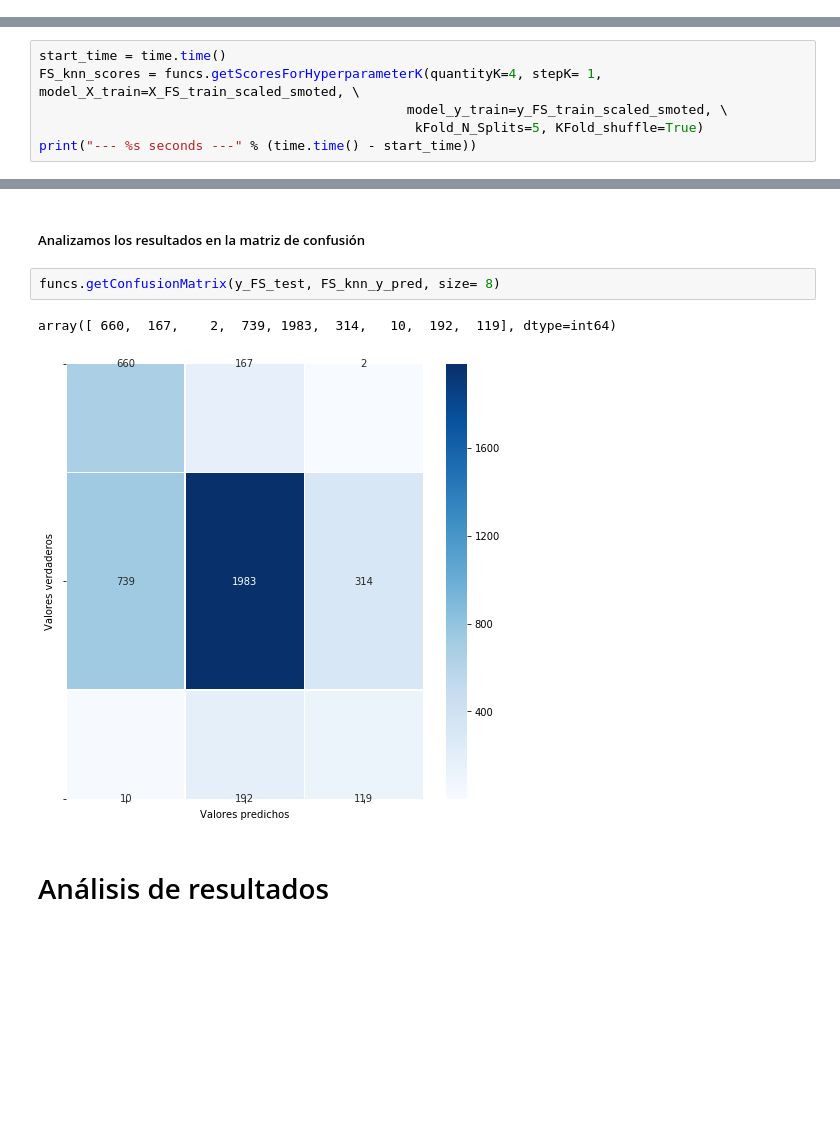
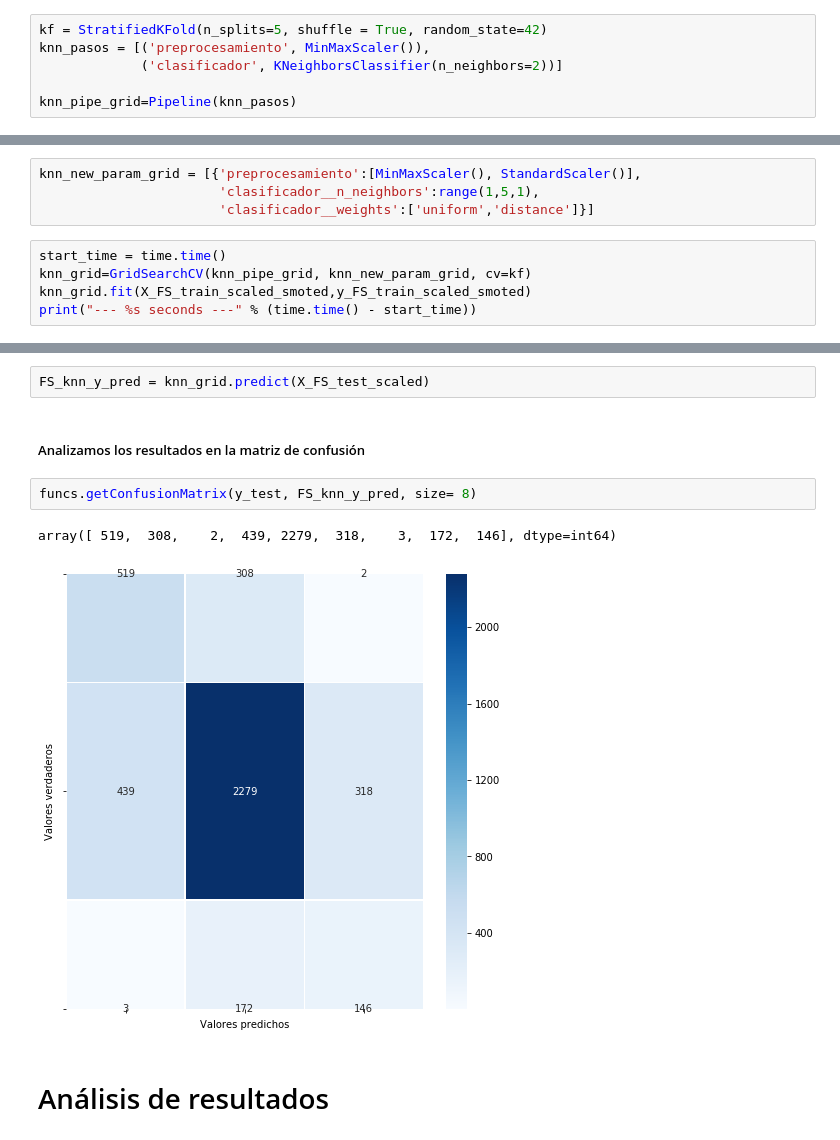
Before and after one commit to rdgagliano/DataScience-Grupo3, a Jupyter notebook: _2_Entrenamiento_Modelos.ipynb, the cells around one changed output, grey strips where cells are left out. Saved outputs shown, nothing was run; the diff lists cells and outputs as text; blank space fills up the shorter version.

Commit message:
Cambiando KNN para que use pipes + gridsearch

```diff
--- a/_2_Entrenamiento_Modelos.ipynb
+++ b/_2_Entrenamiento_Modelos.ipynb
@@ -673,3 +672,9 @@ array([ 689,  130,   10,  760, 1494,  782,    4,   68,  249], dtype=int64)
 ## Feature Selection - KNN <a id="feature_selection_knn"></a>
 # %% [markdown]
 <a href="#titulo">Volver al índice</a>
+# %%
+kf = StratifiedKFold(n_splits=5, shuffle = True, random_state=42)
+knn_pasos = [('preprocesamiento', MinMaxScaler()),
+             ('clasificador', KNeighborsClassifier(n_neighbors=2))]
+
+knn_pipe_grid=Pipeline(knn_pasos)
@@ -676,7 +683,10 @@ array([ 689,  130,   10,  760, 1494,  782,    4,   68,  249], dtype=int64)
+# %%
+knn_new_param_grid = [{'preprocesamiento':[MinMaxScaler(), StandardScaler()],
+                       'clasificador__n_neighbors':range(1,5,1),
+                       'clasificador__weights':['uniform','distance']}]
 # %%
 start_time = time.time()
-FS_knn_scores = funcs.getScoresForHyperparameterK(quantityK=4, stepK= 1, model_X_train=X_FS_train_scaled_smoted, \
-                                               model_y_train=y_FS_train_scaled_smoted, \
-                                                kFold_N_Splits=5, KFold_shuffle=True)
+knn_grid=GridSearchCV(knn_pipe_grid, knn_new_param_grid, cv=kf)
+knn_grid.fit(X_FS_train_scaled_smoted,y_FS_train_scaled_smoted)
 print("--- %s seconds ---" % (time.time() - start_time))
 # %% [output]
@@ -724,10 +709,12 @@ FS_knn_pred_score
+# %%
+FS_knn_y_pred = knn_grid.predict(X_FS_test_scaled)
 # %% [markdown]
 ##### Analizamos los resultados en la matriz de confusión
 # %%
-funcs.getConfusionMatrix(y_FS_test, FS_knn_y_pred, size= 8)
+funcs.getConfusionMatrix(y_test, FS_knn_y_pred, size= 8)
 # %% [output]
-array([ 660,  167,    2,  739, 1983,  314,   10,  192,  119], dtype=int64)
+array([ 519,  308,    2,  439, 2279,  318,    3,  172,  146], dtype=int64)
-[figure, old version]
+[figure, new version]
 # %% [markdown]
 # Análisis de resultados <a id="results"></a>
 # %% [markdown]
```
Also changed, not shown: parts of 71 cells of this notebook.
